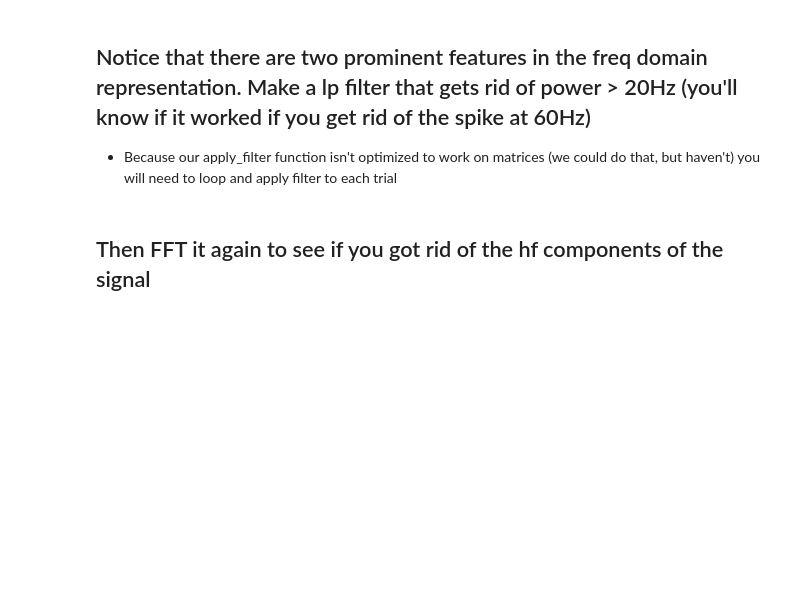
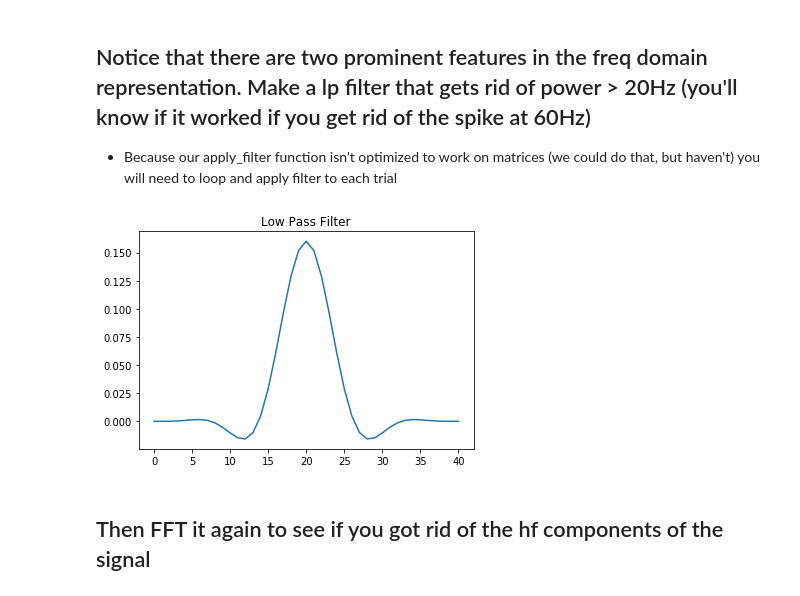
Before and after one commit to ollicamp/PSYC-NEU-231, a Jupyter notebook: Tutorial_063_Exercises.ipynb, the cells around one changed output. Cells and saved outputs as stored; diff of their text form; code cells hidden in the pictures; blank space fills up the shorter version.

Commit message:
lab time

```diff
--- a/Tutorial_063_Exercises.ipynb
+++ b/Tutorial_063_Exercises.ipynb
@@ -101,2 +81,16 @@ plt.show()
+# %%
+# we imported the filter function at the beginning
+# set the arguments, I guess use the usual parameters?
+# to make sure it cuts at 20Hz should we calculate fc?
+n, sinclp = msf.define_filt(fc=20/sr, b=0.1, window = 'blackman', type_filt = 'lp')
+
+# dataset is 960 trials x 500 time points
+# need to apply filter to each trial, then FFT, then plot the average
+# loop over each row (each trial)
+lpdataset = np.zeros((dataset.shape[0],dataset.shape[1]))
+for i in np.arange(dataset.shape[0]):
+    lpdataset[i,:] = msf.apply_filt(input_sig=dataset[i,:], input_filter=sinclp)
+# %% [output]
+[figure, added]
 # %% [markdown]
 ## Then FFT it again to see if you got rid of the hf components of the signal
```
Also changed, not shown: parts of 4 cells of this notebook, 2 other files.
